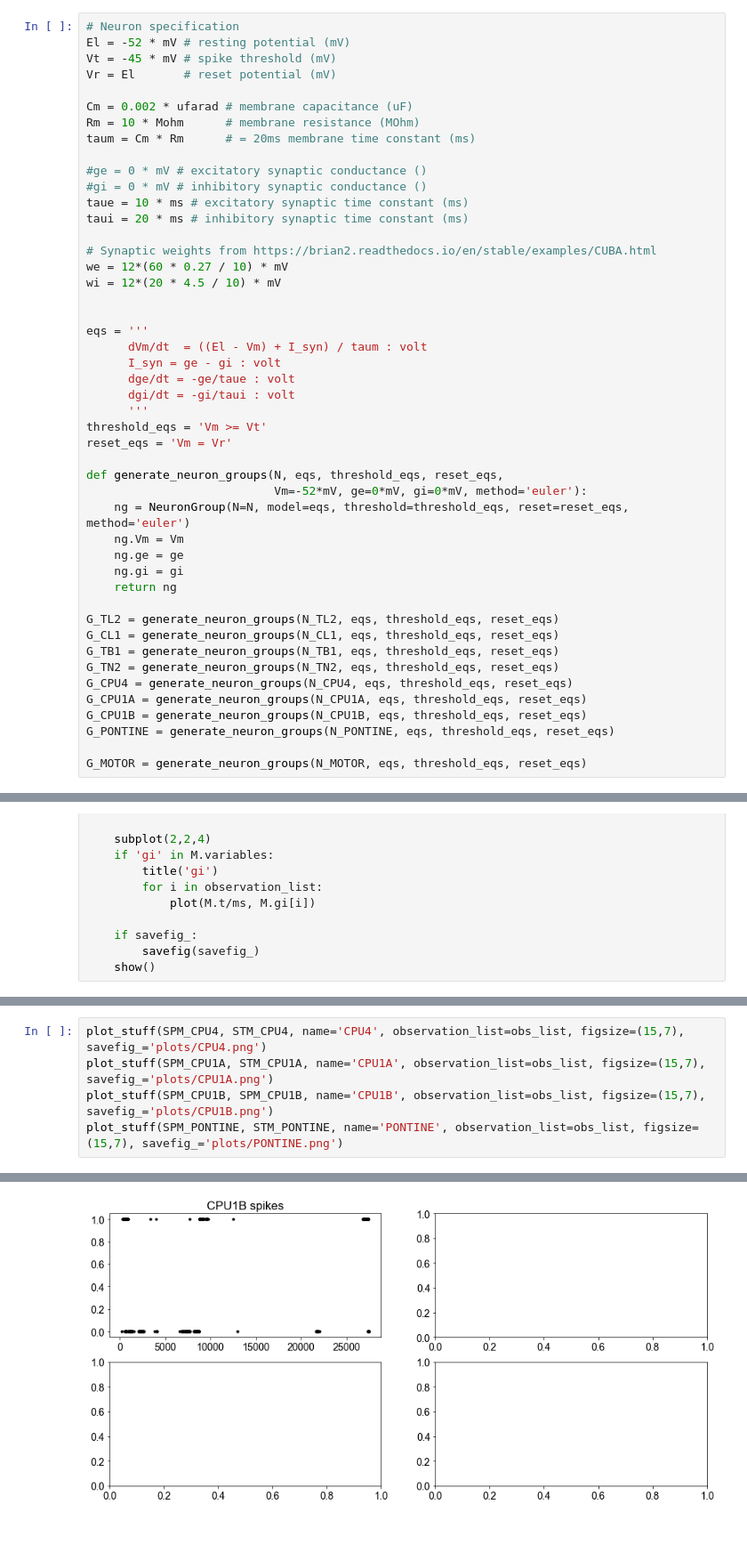
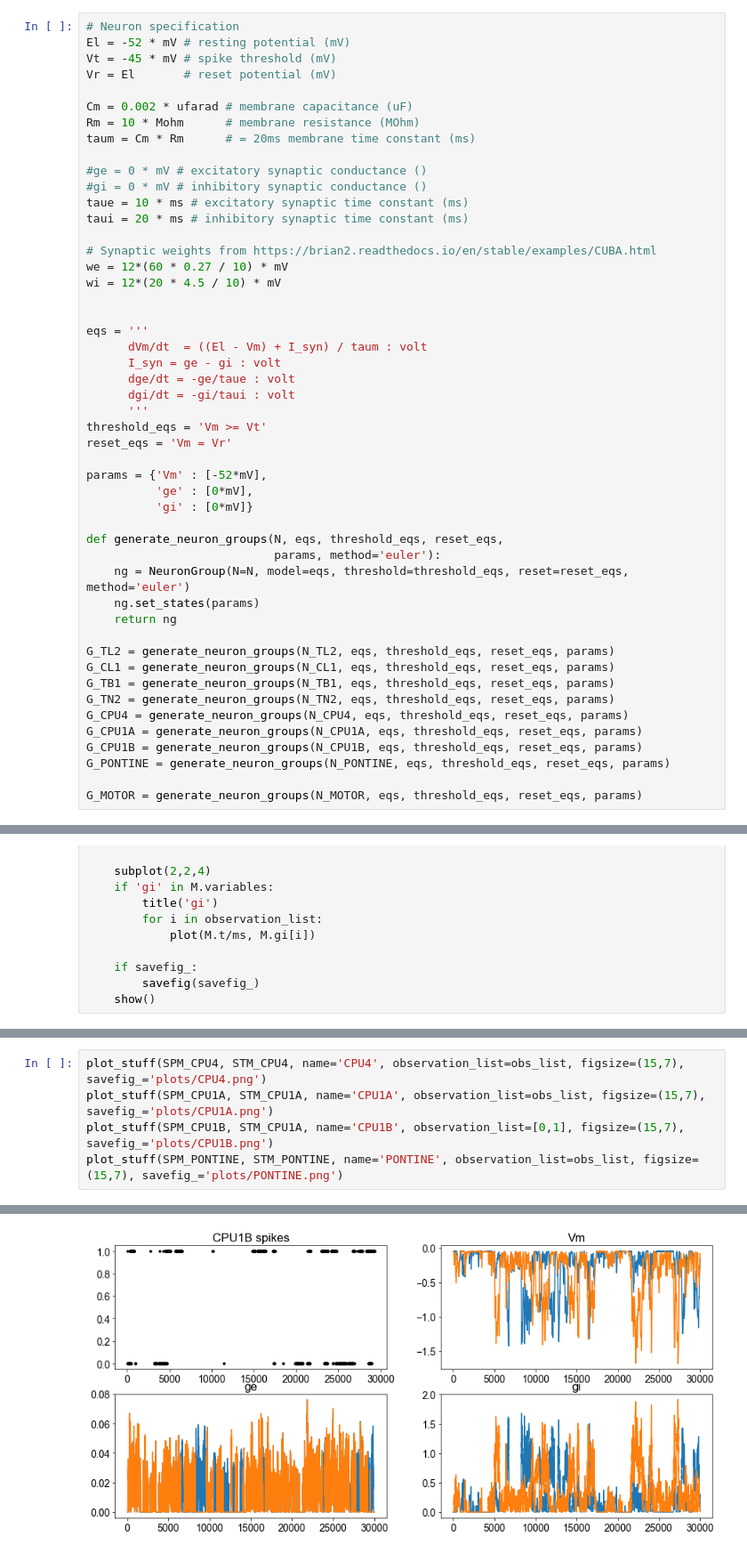
Before and after one commit to filippoferrari/CX_Path_Integration, a Jupyter notebook: notebooks/CX_model.ipynb, the cells around one changed output, grey strips where cells are left out. Shown at 89% size. Saved outputs shown, nothing was run; the diff lists cells and outputs as text.

```diff
--- a/notebooks/CX_model.ipynb
+++ b/notebooks/CX_model.ipynb
@@ -134,24 +97,26 @@ eqs = '''
 threshold_eqs = 'Vm >= Vt'
 reset_eqs = 'Vm = Vr'
 
+params = {'Vm' : [-52*mV],
+          'ge' : [0*mV],
+          'gi' : [0*mV]}
+
 def generate_neuron_groups(N, eqs, threshold_eqs, reset_eqs,
-                           Vm=-52*mV, ge=0*mV, gi=0*mV, method='euler'):
+                           params, method='euler'):
     ng = NeuronGroup(N=N, model=eqs, threshold=threshold_eqs, reset=reset_eqs, method='euler')
-    ng.Vm = Vm
-    ng.ge = ge
-    ng.gi = gi
+    ng.set_states(params)
     return ng
 
-G_TL2 = generate_neuron_groups(N_TL2, eqs, threshold_eqs, reset_eqs)
-G_CL1 = generate_neuron_groups(N_CL1, eqs, threshold_eqs, reset_eqs)
-G_TB1 = generate_neuron_groups(N_TB1, eqs, threshold_eqs, reset_eqs)
-G_TN2 = generate_neuron_groups(N_TN2, eqs, threshold_eqs, reset_eqs)
-G_CPU4 = generate_neuron_groups(N_CPU4, eqs, threshold_eqs, reset_eqs)
-G_CPU1A = generate_neuron_groups(N_CPU1A, eqs, threshold_eqs, reset_eqs)
-G_CPU1B = generate_neuron_groups(N_CPU1B, eqs, threshold_eqs, reset_eqs)
-G_PONTINE = generate_neuron_groups(N_PONTINE, eqs, threshold_eqs, reset_eqs)
+G_TL2 = generate_neuron_groups(N_TL2, eqs, threshold_eqs, reset_eqs, params)
+G_CL1 = generate_neuron_groups(N_CL1, eqs, threshold_eqs, reset_eqs, params)
+G_TB1 = generate_neuron_groups(N_TB1, eqs, threshold_eqs, reset_eqs, params)
+G_TN2 = generate_neuron_groups(N_TN2, eqs, threshold_eqs, reset_eqs, params)
+G_CPU4 = generate_neuron_groups(N_CPU4, eqs, threshold_eqs, reset_eqs, params)
+G_CPU1A = generate_neuron_groups(N_CPU1A, eqs, threshold_eqs, reset_eqs, params)
+G_CPU1B = generate_neuron_groups(N_CPU1B, eqs, threshold_eqs, reset_eqs, params)
+G_PONTINE = generate_neuron_groups(N_PONTINE, eqs, threshold_eqs, reset_eqs, params)
 
-G_MOTOR = generate_neuron_groups(N_MOTOR, eqs, threshold_eqs, reset_eqs)
+G_MOTOR = generate_neuron_groups(N_MOTOR, eqs, threshold_eqs, reset_eqs, params)
 # %%
 def add_monitors(NG, variables_to_record=['Vm', 'ge', 'gi']):
     state_monitor = StateMonitor(NG, variables_to_record, record=True)
@@ -429,6 +402,6 @@ plot_stuff(SPM_TN2, STM_TN2, name='TN2', observation_list=list(range(N_TN2)), fi
 # %%
 plot_stuff(SPM_CPU4, STM_CPU4, name='CPU4', observation_list=obs_list, figsize=(15,7), savefig_='plots/CPU4.png')
 plot_stuff(SPM_CPU1A, STM_CPU1A, name='CPU1A', observation_list=obs_list, figsize=(15,7), savefig_='plots/CPU1A.png')
-plot_stuff(SPM_CPU1B, SPM_CPU1B, name='CPU1B', observation_list=obs_list, figsize=(15,7), savefig_='plots/CPU1B.png')
+plot_stuff(SPM_CPU1B, STM_CPU1A, name='CPU1B', observation_list=[0,1], figsize=(15,7), savefig_='plots/CPU1B.png')
 plot_stuff(SPM_PONTINE, STM_PONTINE, name='PONTINE', observation_list=obs_list, figsize=(15,7), savefig_='plots/PONTINE.png')
 # %% [output]
@@ -437 +410 @@ plot_stuff(SPM_PONTINE, STM_PONTINE, name='PONTINE', observation_list=obs_list,
-[figure, old version]
+[figure, new version]
```
Also changed, not shown: parts of 19 cells of this notebook, 2 other files.
